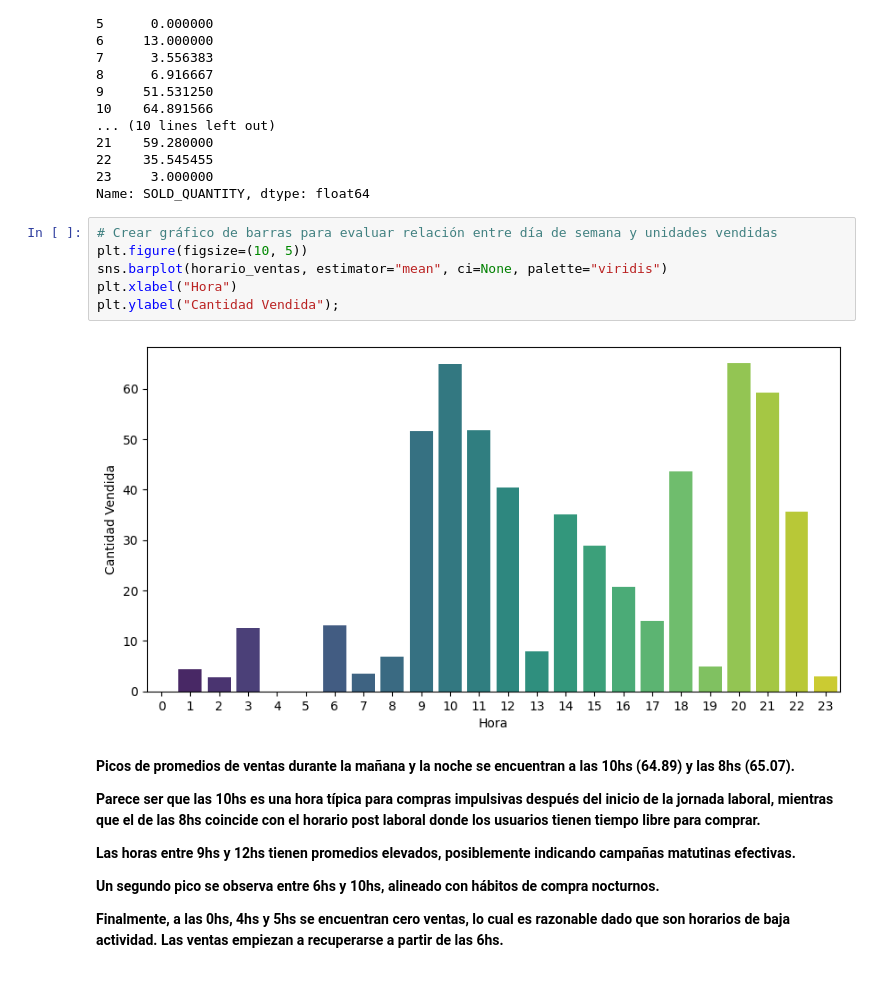
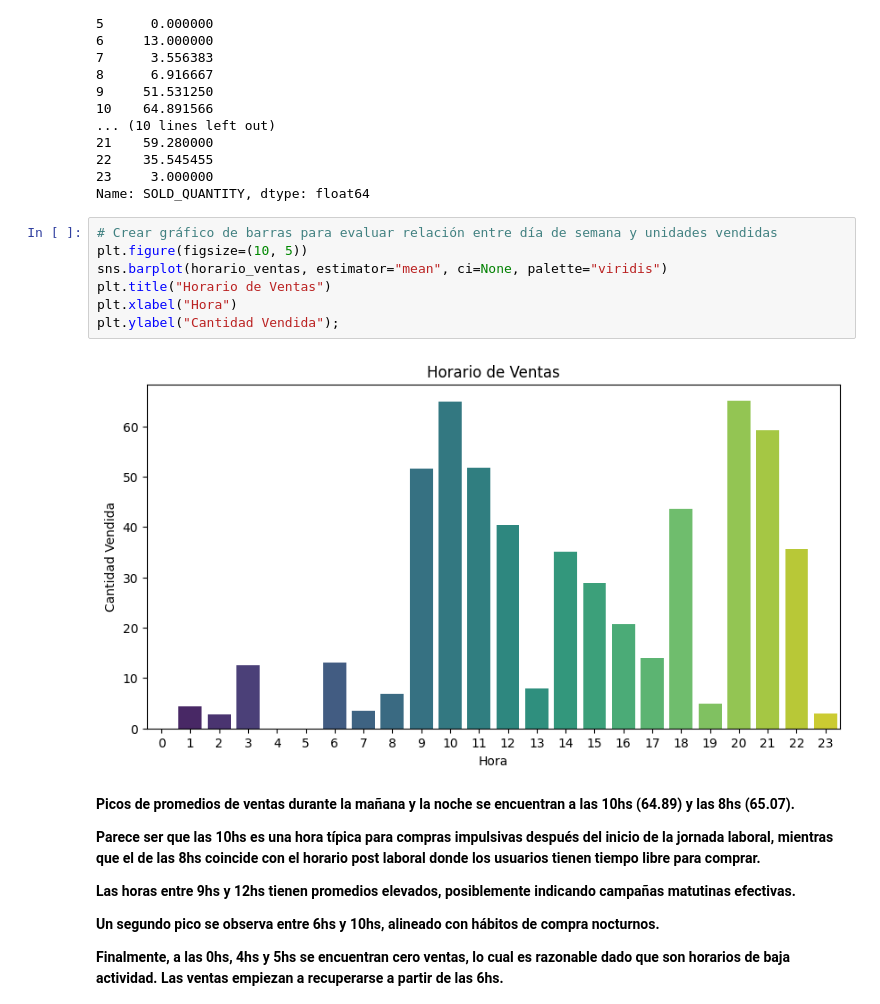
Before and after one commit to plijtmaer/ds-de-challenge, a Jupyter notebook: Notebooks/eda.ipynb, the cells around one changed output. Saved outputs shown, nothing was run; the diff lists cells and outputs as text; blank space fills up the shorter version.

```diff
--- a/Notebooks/eda.ipynb
+++ b/Notebooks/eda.ipynb
@@ -1214,11 +1214,12 @@ Name: SOLD_QUANTITY, dtype: float64
 # %%
 # Crear gráfico de barras para evaluar relación entre día de semana y unidades vendidas
 plt.figure(figsize=(10, 5))
 sns.barplot(horario_ventas, estimator="mean", ci=None, palette="viridis")
+plt.title("Horario de Ventas")
 plt.xlabel("Hora")
 plt.ylabel("Cantidad Vendida");
 # %% [output]
-[figure, old version]
+[figure, new version]
 # %% [markdown]
 **Picos de promedios de ventas durante la mañana y la noche se encuentran a las 10hs (64.89) y las 8hs (65.07).**
 
```
Also changed, not shown: 5 other files.
